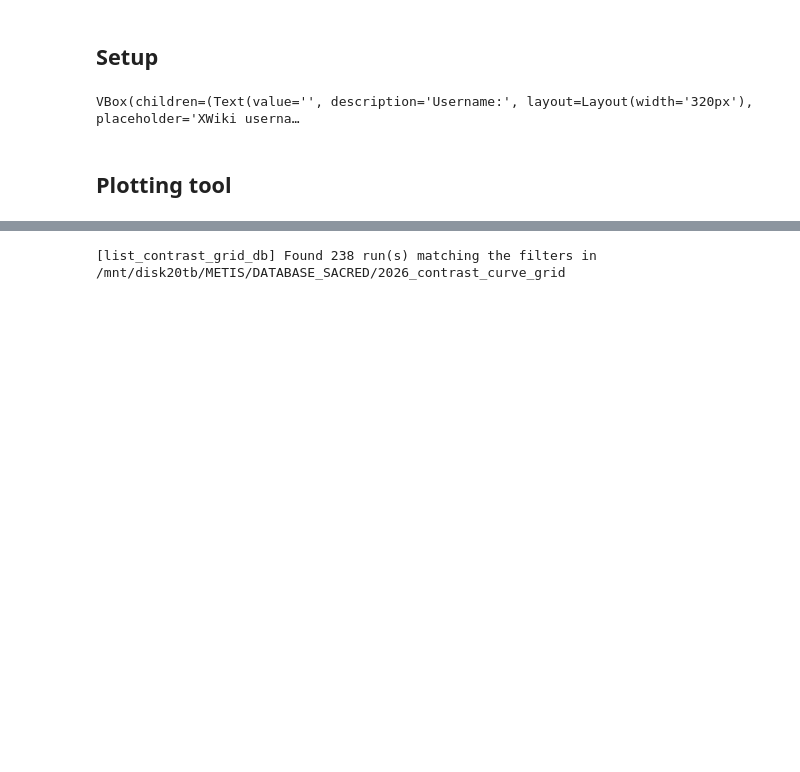
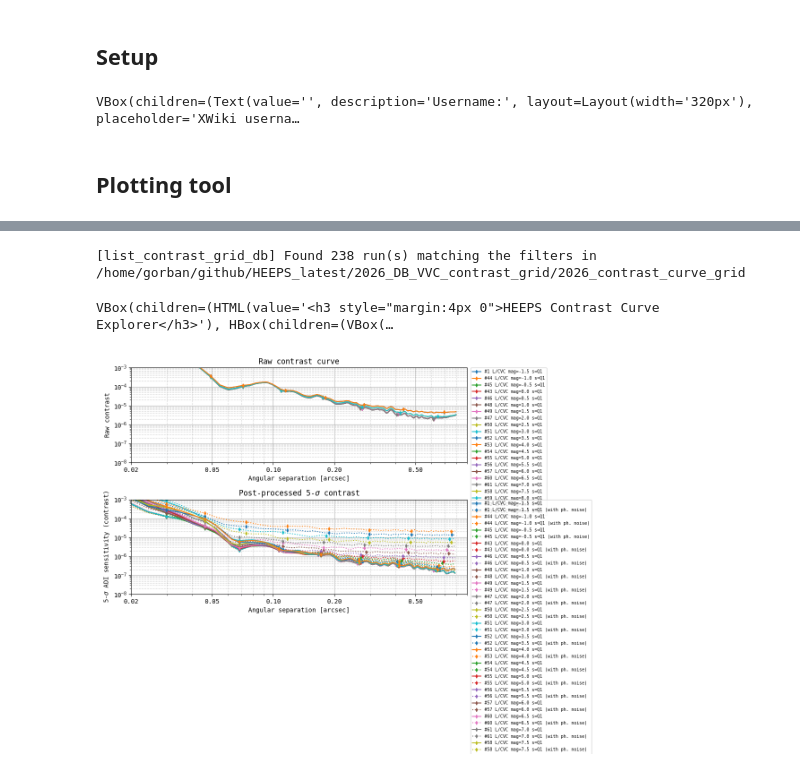
Before and after one commit to vortex-exoplanet/HEEPS, a Jupyter notebook: notebooks/database_contrast_plotter.ipynb, the cells around one changed output, grey strips where cells are left out. Cells and saved outputs as stored; diff of their text form; code cells hidden in the pictures; blank space fills up the shorter version.

Commit message:
WIP: full integration of the setup and contrast plotter

```diff
--- a/notebooks/database_contrast_plotter.ipynb
+++ b/notebooks/database_contrast_plotter.ipynb
@@ -64,11 +44,16 @@ import astropy
 # %% [output]
 [interactive output not drawn]
 # %%
-# db_name = '2026_contrast_curve_grid'
+db_name = '2026_contrast_curve_grid'
 # db_path= '/mnt/disk20tb/METIS/DATABASE_SACRED/'
 # DB_PATH = db_path + db_name
 DB_PATH = pathlib.Path('.db_path.txt').read_text().strip()
 # ── Run ──────────────────────────────────────────────────────────────────────
-df_cc = list_contrast_grid_db(DB_PATH, verbose=True)
+df_cc = list_contrast_grid_db(DB_PATH+'/'+db_name, verbose=True)
+
+# Plotting UI
+build_contrast_plotter(df_cc, DB_PATH+'/'+db_name, show_status=False)
 # %% [output]
-[list_contrast_grid_db] Found 238 run(s) matching the filters in /mnt/disk20tb/METIS/DATABASE_SACRED/2026_contrast_curve_grid
+[list_contrast_grid_db] Found 238 run(s) matching the filters in /home/gorban/github/HEEPS_latest/2026_DB_VVC_contrast_grid/2026_contrast_curve_grid
+VBox(children=(HTML(value='<h3 style="margin:4px 0">HEEPS Contrast Curve Explorer</h3>'), HBox(children=(VBox(…
+[figure, added]
```
Also changed, not shown: parts of 4 cells of this notebook, 2 other files.
